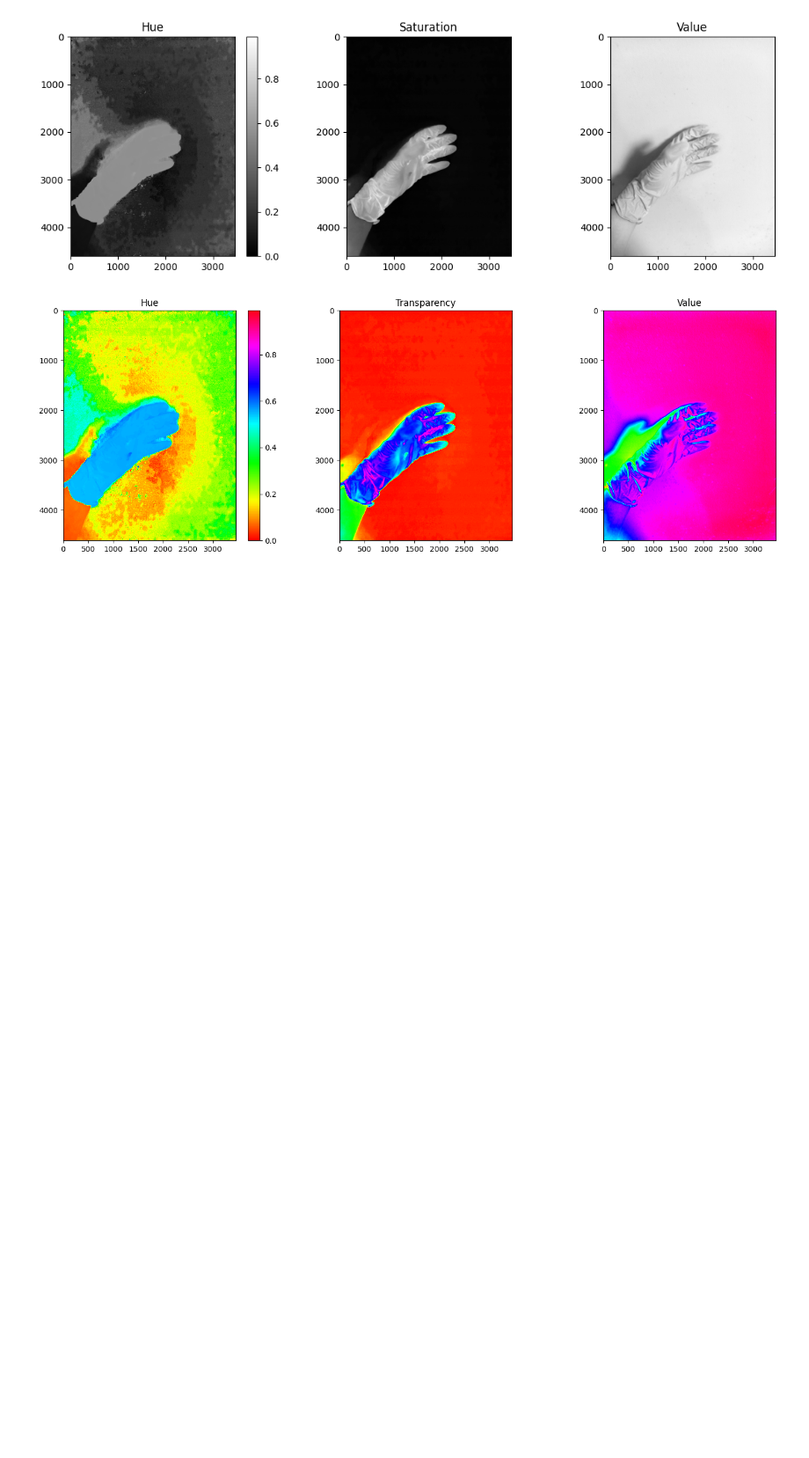
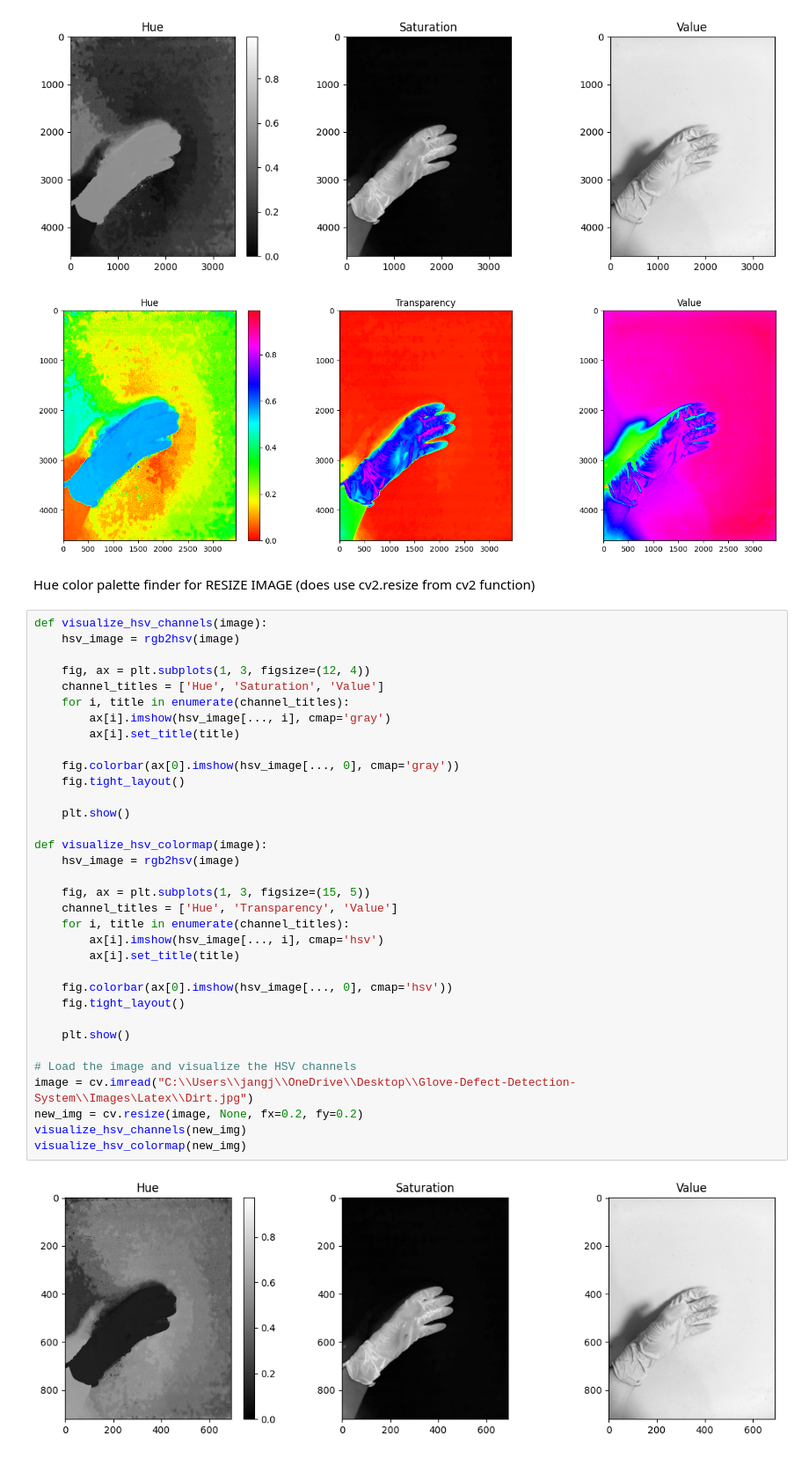
Before and after one commit to JJLee2910/Glove-Defect-Detection-System, a Jupyter notebook: tools/color_range_detector.ipynb, the cells around one changed output. Shown at 88% size. Saved outputs shown, nothing was run; the diff lists cells and outputs as text; blank space fills up the shorter version.

Commit message:
updated the method for color range detection

```diff
--- a/tools/color_range_detector.ipynb
+++ b/tools/color_range_detector.ipynb
@@ -44,3 +44,41 @@ visualize_hsv_colormap(img)
 # %% [output]
 [figure]
 [figure]
+# %% [markdown]
+Hue color palette finder for RESIZE IMAGE (does use cv2.resize from cv2 function)
+# %%
+def visualize_hsv_channels(image):
+    hsv_image = rgb2hsv(image)
+
+    fig, ax = plt.subplots(1, 3, figsize=(12, 4))
+    channel_titles = ['Hue', 'Saturation', 'Value']
+    for i, title in enumerate(channel_titles):
+        ax[i].imshow(hsv_image[..., i], cmap='gray')
+        ax[i].set_title(title)
+
+    fig.colorbar(ax[0].imshow(hsv_image[..., 0], cmap='gray'))
+    fig.tight_layout()
+
+    plt.show()
+
+def visualize_hsv_colormap(image):
+    hsv_image = rgb2hsv(image)
+
+    fig, ax = plt.subplots(1, 3, figsize=(15, 5))
+    channel_titles = ['Hue', 'Transparency', 'Value']
+    for i, title in enumerate(channel_titles):
+        ax[i].imshow(hsv_image[..., i], cmap='hsv')
+        ax[i].set_title(title)
+
+    fig.colorbar(ax[0].imshow(hsv_image[..., 0], cmap='hsv'))
+    fig.tight_layout()
+
+    plt.show()
+
+# Load the image and visualize the HSV channels
+image = cv.imread("C:\\Users\\jangj\\OneDrive\\Desktop\\Glove-Defect-Detection-System\\Images\Latex\\Dirt.jpg")
+new_img = cv.resize(image, None, fx=0.2, fy=0.2)
+visualize_hsv_channels(new_img)
+visualize_hsv_colormap(new_img)
+# %% [output]
+[figure, added]
```
Also changed, not shown: parts of 8 cells of this notebook.
